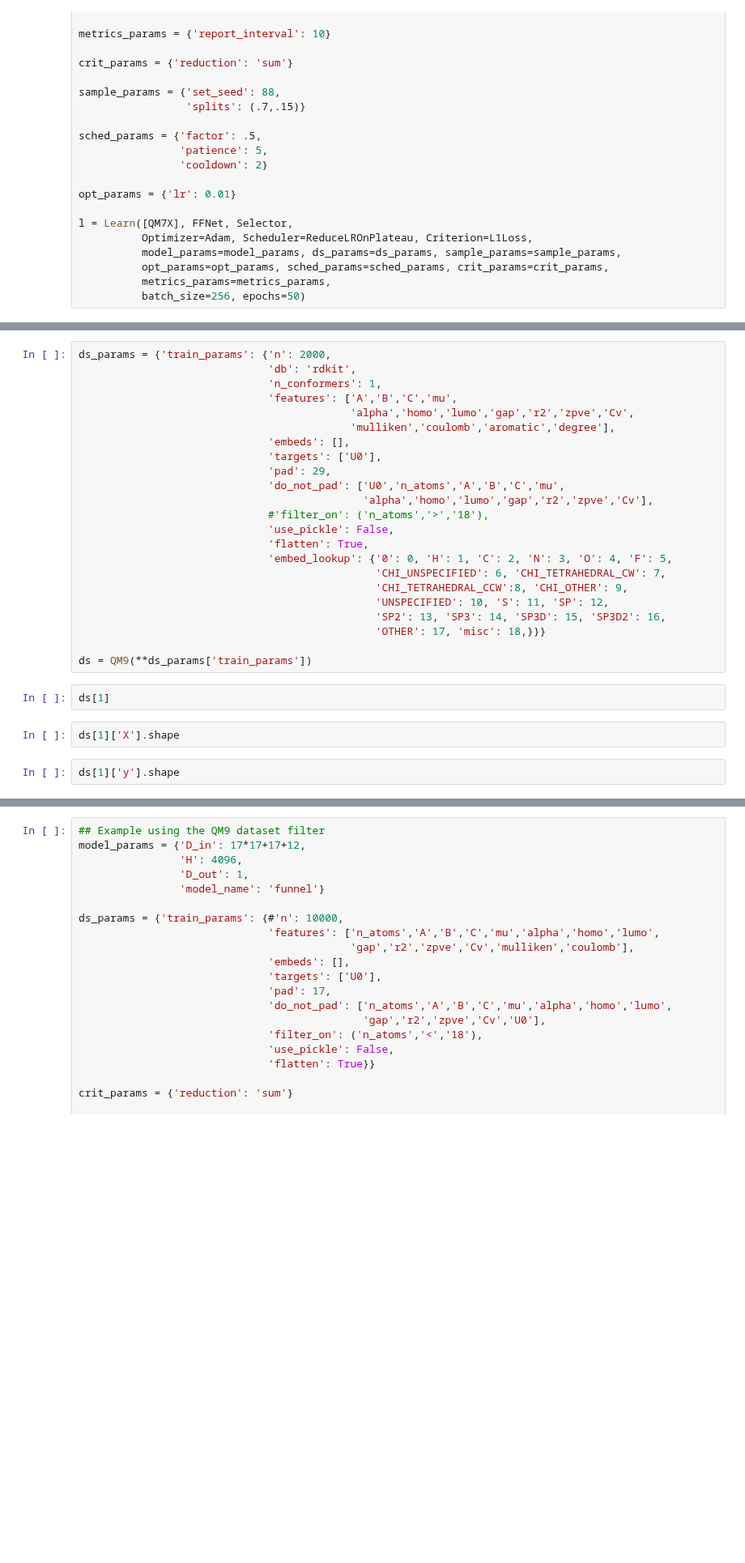
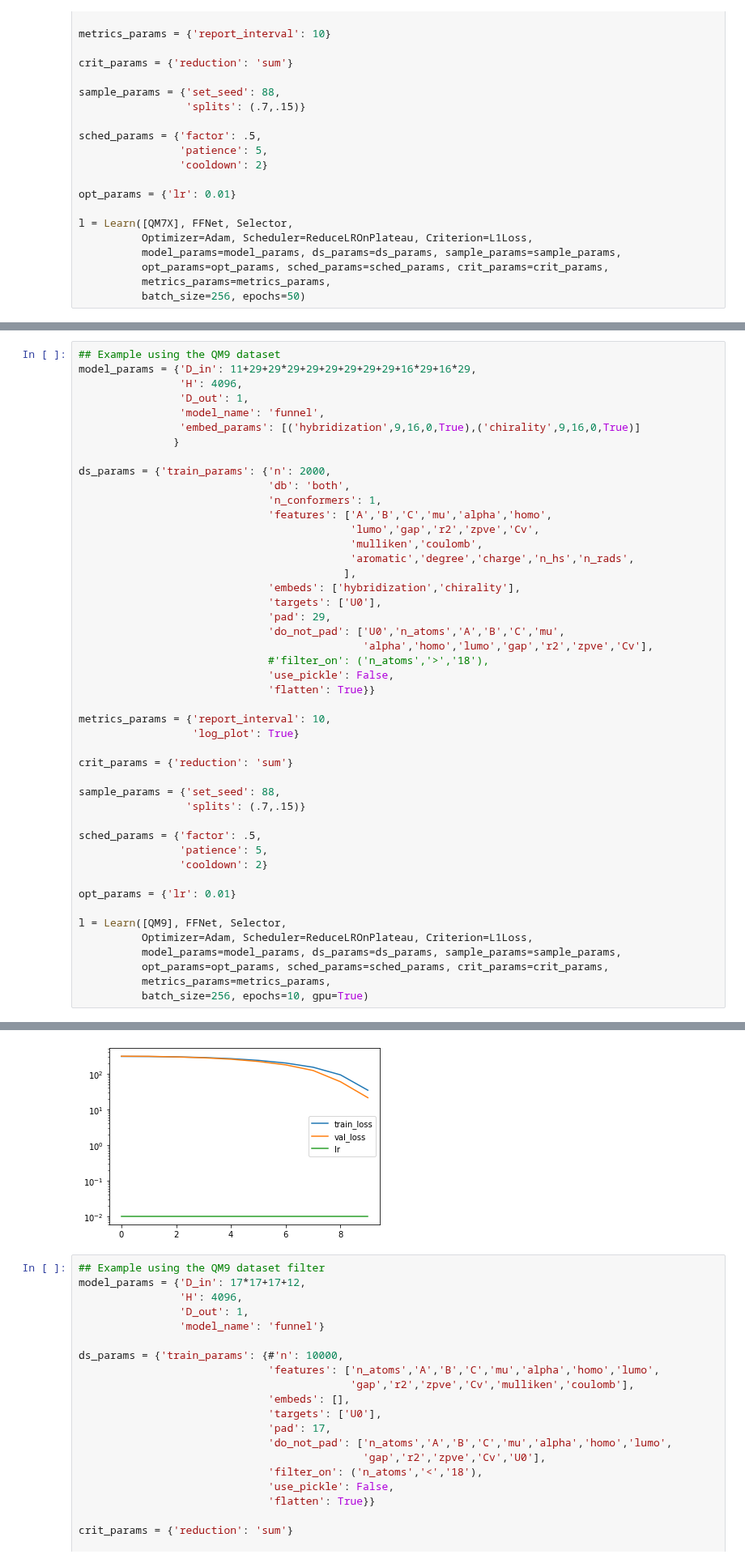
Before and after one commit to icanswim/qchem, a Jupyter notebook: experiment.ipynb, the cells around one changed output, grey strips where cells are left out. Shown at 81% size. Cells and saved outputs as stored; diff of their text form; blank space fills up the shorter version.

```diff
--- a/experiment.ipynb
+++ b/experiment.ipynb
@@ -229,29 +233,47 @@ learning time: 0:00:08.771046
-# %%
-ds_params = {'train_params': {'n': 2000,
-                              'db': 'rdkit',
-                              'n_conformers': 1,
-                              'features': ['A','B','C','mu',
-                                           'alpha','homo','lumo','gap','r2','zpve','Cv',
-                                           'mulliken','coulomb','aromatic','degree'],
-                              'embeds': [],
-                              'targets': ['U0'],
-                              'pad': 29,
-                              'do_not_pad': ['U0','n_atoms','A','B','C','mu',
-                                             'alpha','homo','lumo','gap','r2','zpve','Cv'],
-                              #'filter_on': ('n_atoms','>','18'),
-                              'use_pickle': False,
-                              'flatten': True,
-                              'embed_lookup': {'0': 0, 'H': 1, 'C': 2, 'N': 3, 'O': 4, 'F': 5,
-                                               'CHI_UNSPECIFIED': 6, 'CHI_TETRAHEDRAL_CW': 7,
-                                               'CHI_TETRAHEDRAL_CCW':8, 'CHI_OTHER': 9,
-                                               'UNSPECIFIED': 10, 'S': 11, 'SP': 12,
-                                               'SP2': 13, 'SP3': 14, 'SP3D': 15, 'SP3D2': 16,
-                                               'OTHER': 17, 'misc': 18,}}}
-
-ds = QM9(**ds_params['train_params'])
-# %%
-ds[1]
-# %%
-ds[1]['X'].shape
-# %%
-ds[1]['y'].shape
+# %%
+## Example using the QM9 dataset
+model_params = {'D_in': 11+29+29*29+29+29+29+29+29+16*29+16*29,
+                'H': 4096,
+                'D_out': 1,
+                'model_name': 'funnel',
+                'embed_params': [('hybridization',9,16,0,True),('chirality',9,16,0,True)]
+               }
+
+ds_params = {'train_params': {'n': 2000,
+                              'db': 'both',
+                              'n_conformers': 1,
+                              'features': ['A','B','C','mu','alpha','homo',
+                                           'lumo','gap','r2','zpve','Cv',
+                                           'mulliken','coulomb',
+                                           'aromatic','degree','charge','n_hs','n_rads',
+                                          ],
+                              'embeds': ['hybridization','chirality'],
+                              'targets': ['U0'],
+                              'pad': 29,
+                              'do_not_pad': ['U0','n_atoms','A','B','C','mu',
+                                             'alpha','homo','lumo','gap','r2','zpve','Cv'],
+                              #'filter_on': ('n_atoms','>','18'),
+                              'use_pickle': False,
+                              'flatten': True}}
+
+metrics_params = {'report_interval': 10,
+                  'log_plot': True}
+
+crit_params = {'reduction': 'sum'}
+
+sample_params = {'set_seed': 88,
+                 'splits': (.7,.15)}
+
+sched_params = {'factor': .5,
+                'patience': 5,
+                'cooldown': 2}
+
+opt_params = {'lr': 0.01}
+
+l = Learn([QM9], FFNet, Selector,
+          Optimizer=Adam, Scheduler=ReduceLROnPlateau, Criterion=L1Loss,
+          model_params=model_params, ds_params=ds_params, sample_params=sample_params,
+          opt_params=opt_params, sched_params=sched_params, crit_params=crit_params,
+          metrics_params=metrics_params,
+          batch_size=256, epochs=10, gpu=True)
+# %% [output]
@@ -258,3 +300,4 @@ ds[1]['y'].shape
+[figure, added]
 # %%
 ## Example using the QM9 dataset filter
 model_params = {'D_in': 17*17+17+12,
```
Also changed, not shown: parts of 3 cells of this notebook, 1 other file.
